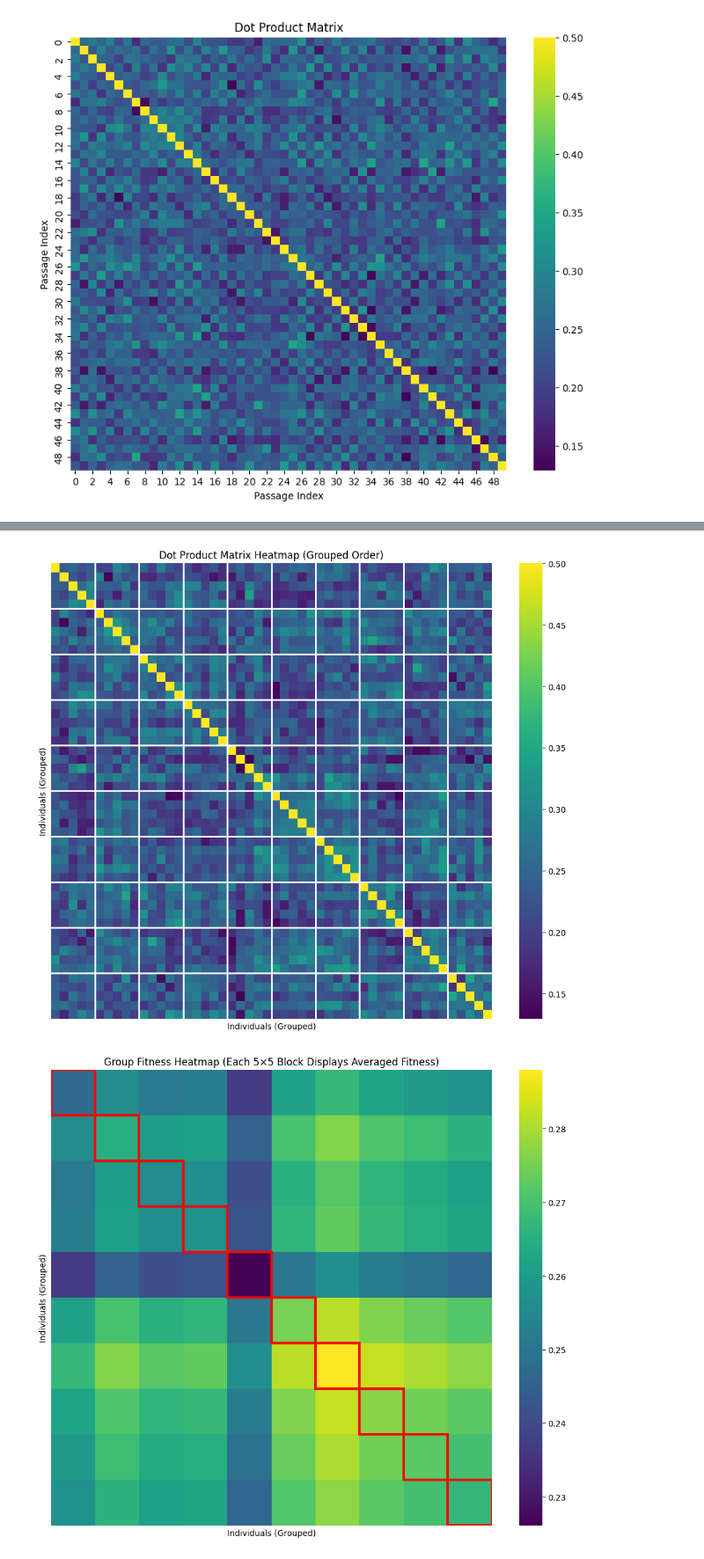
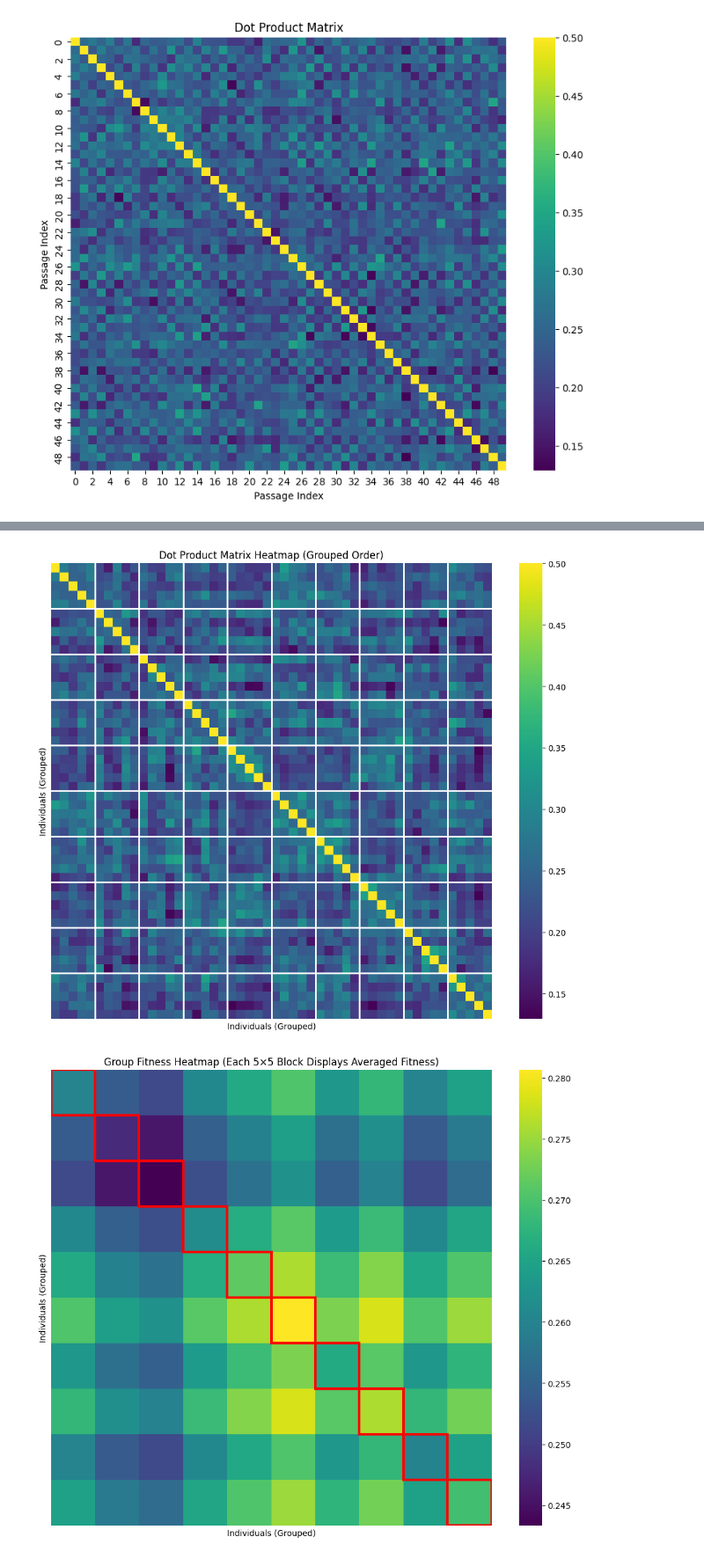
Before and after one commit to chanon9945/RIIC_demo, a Jupyter notebook: RIIC.ipynb, the cells around one changed output, grey strips where cells are left out. Shown: that part at 88% size. Drawn from its saved outputs; the diff is of its cells as text; code cells hidden in the pictures.

```diff
--- a/RIIC.ipynb
+++ b/RIIC.ipynb
@@ -129,7 +129,7 @@ toolbox.register("mutate", tools.mutShuffleIndexes, indpb=0.2)
 population = toolbox.population(n=50)
 
 # GA parameters
-NGEN = 40
+NGEN = 1000
 CXPB = 0.7  # Crossover probability
 MUTPB = 0.2  # Mutation probability
 
@@ -185,17 +185,8 @@ for i in range(1, num_groups):
 
 plt.show()
 # %% [output]
-[figure, old version]
+[figure, new version]
 # %%
-# Define an evaluation function that computes the average similarity for a group.
-def evaluate_group_from_ordered_matrix(group_indices):
-    total_similarity = 0
-    for i, j in combinations(group_indices, 2):
-        total_similarity += ordered_matrix[i, j]
-    # For a group of 5, there are 10 pairs (C(5,2)=10)
-    avg_similarity = total_similarity / 10.0
-    return avg_similarity
-
 # Compute the fitness (total similarity) for each group in the ordered matrix.
 # In the ordered matrix, groups are contiguous. For group i, the indices are:
 # [i*group_size, i*group_size+1, ..., (i+1)*group_size - 1]
@@ -207,34 +198,34 @@ for i in range(num_groups):
 group_fitnesses = np.array(group_fitnesses)  # shape: (10,)
 
 # Create a 10x10 block matrix where each block (i, j) is the average of
 # group i and group j fitness values.
 block_matrix = np.zeros((num_groups, num_groups))
 for i in range(num_groups):
     for j in range(num_groups):
         block_matrix[i, j] = (group_fitnesses[i] + group_fitnesses[j]) / 2
 
 # Expand the 10x10 block matrix to a 50x50 matrix.
 # Each cell in block_matrix becomes a group_size x group_size block with the same value.
 full_heatmap = np.kron(block_matrix, np.ones((group_size, group_size)))
 
 # Plot the heatmap without annotations.
 plt.figure(figsize=(12, 10))
 ax = sns.heatmap(full_heatmap, cmap='viridis', annot=False, cbar=True,
                  xticklabels=False, yticklabels=False)
 plt.title("Group Fitness Heatmap (Each 5×5 Block Displays Averaged Fitness)")
 plt.xlabel("Individuals (Grouped)")
 plt.ylabel("Individuals (Grouped)")
 
 # Highlight each diagonal 5x5 block with a red border.
 for i in range(num_groups):
     x = i * group_size
     y = i * group_size
     rect = plt.Rectangle((x, y), group_size, group_size, fill=False, edgecolor='red', lw=3)
     ax.add_patch(rect)
 
 plt.show()
 # %% [output]
-[figure, old version]
+[figure, new version]
 # %%
 group_csvs = {}
 
```
Also changed, not shown: parts of 1 cell of this notebook.
